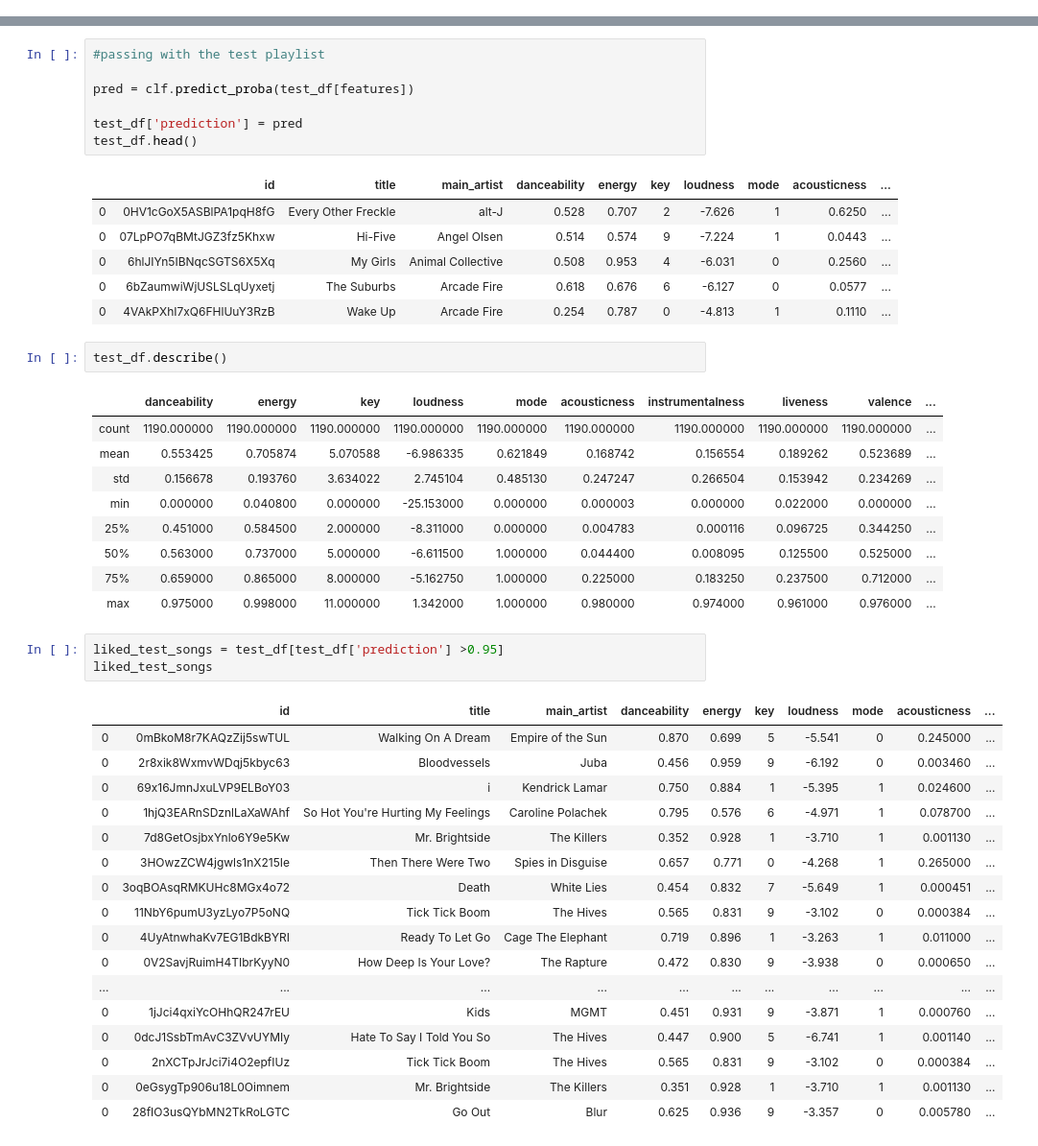
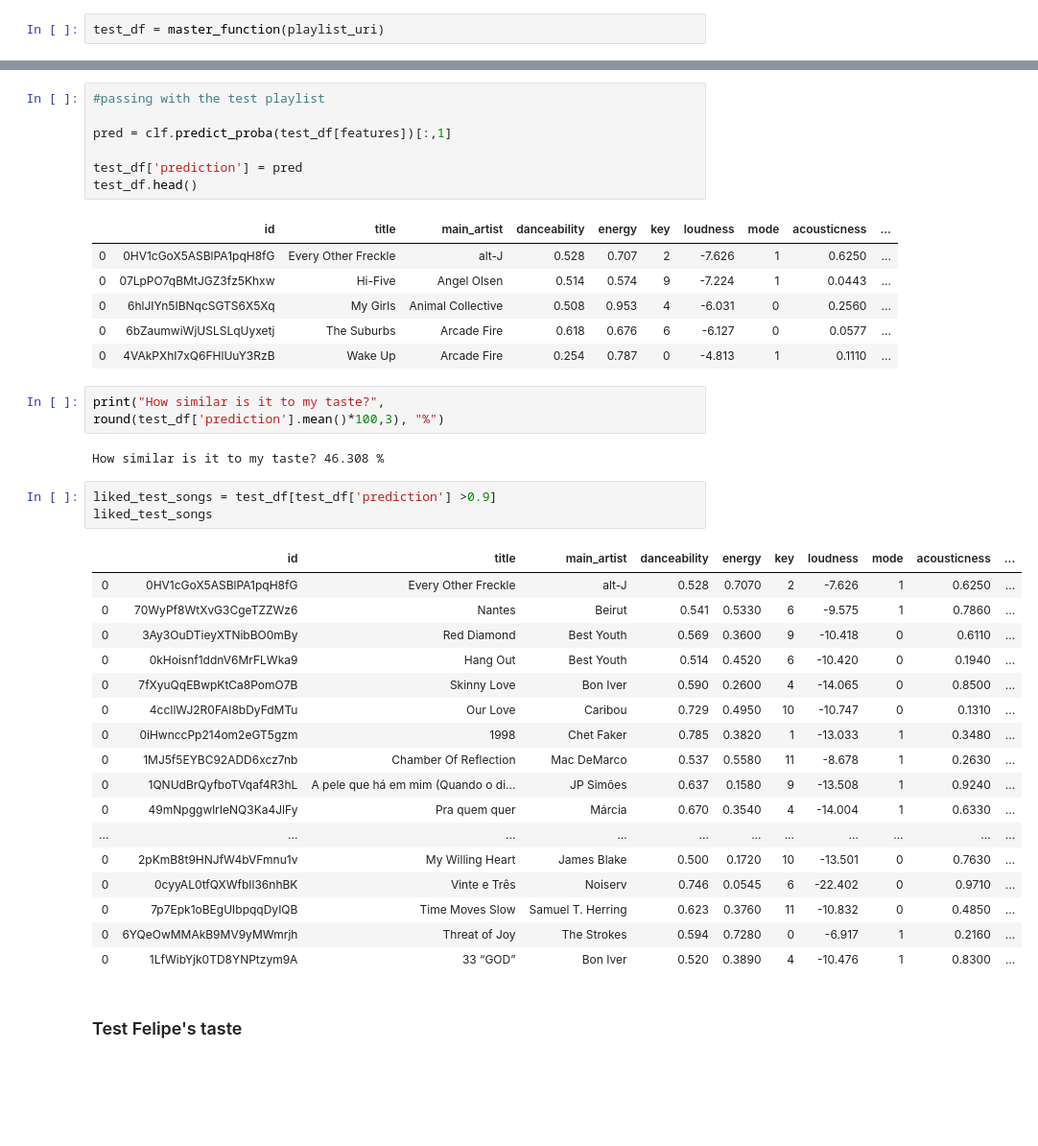
Before and after one commit to ritapereira10/Spotify-Analysis, a Jupyter notebook: code/Test.ipynb, the cells around one changed output, grey strips where cells are left out. Shown at 96% size. Drawn from its saved outputs; the diff is of its cells as text; blank space fills up the shorter version.

```diff
--- a/code/Test.ipynb
+++ b/code/Test.ipynb
@@ -137,0 +117,2 @@ test_df
+# %%
+test_df = master_function(playlist_uri)
@@ -161,7 +146,7 @@ metrics.accuracy_score(y_test, y_pred)
 # %%
 #passing with the test playlist
 
-pred = clf.predict_proba(test_df[features])
+pred = clf.predict_proba(test_df[features])[:,1]
 
 test_df['prediction'] = pred
 test_df.head()
@@ -172,36 +157,30 @@ test_df.head()
 | 0 | 6hlJIYn5IBNqcSGTS6X5Xq | My Girls | Animal Collective | 0.508 | 0.953 | 4 | -6.031 | 0 | 0.2560 | ... |
 | 0 | 6bZaumwiWjUSLSLqUyxetj | The Suburbs | Arcade Fire | 0.618 | 0.676 | 6 | -6.127 | 0 | 0.0577 | ... |
 | 0 | 4VAkPXhI7xQ6FHlUuY3RzB | Wake Up | Arcade Fire | 0.254 | 0.787 | 0 | -4.813 | 1 | 0.1110 | ... |
-# %%
-test_df.describe()
-# %% [output]
-|  | danceability | energy | key | loudness | mode | acousticness | instrumentalness | liveness | valence | ... |
-| count | 1190.000000 | 1190.000000 | 1190.000000 | 1190.000000 | 1190.000000 | 1190.000000 | 1190.000000 | 1190.000000 | 1190.000000 | ... |
-| mean | 0.553425 | 0.705874 | 5.070588 | -6.986335 | 0.621849 | 0.168742 | 0.156554 | 0.189262 | 0.523689 | ... |
-| std | 0.156678 | 0.193760 | 3.634022 | 2.745104 | 0.485130 | 0.247247 | 0.266504 | 0.153942 | 0.234269 | ... |
-| min | 0.000000 | 0.040800 | 0.000000 | -25.153000 | 0.000000 | 0.000003 | 0.000000 | 0.022000 | 0.000000 | ... |
-| 25% | 0.451000 | 0.584500 | 2.000000 | -8.311000 | 0.000000 | 0.004783 | 0.000116 | 0.096725 | 0.344250 | ... |
-| 50% | 0.563000 | 0.737000 | 5.000000 | -6.611500 | 1.000000 | 0.044400 | 0.008095 | 0.125500 | 0.525000 | ... |
-| 75% | 0.659000 | 0.865000 | 8.000000 | -5.162750 | 1.000000 | 0.225000 | 0.183250 | 0.237500 | 0.712000 | ... |
-| max | 0.975000 | 0.998000 | 11.000000 | 1.342000 | 1.000000 | 0.980000 | 0.974000 | 0.961000 | 0.976000 | ... |
+# %%
+print("How similar is it to my taste?", round(test_df['prediction'].mean()*100,3), "%")
+# %% [output]
+How similar is it to my taste? 46.308 %
 # %%
-liked_test_songs = test_df[test_df['prediction'] >0.95]
+liked_test_songs = test_df[test_df['prediction'] >0.9]
 liked_test_songs
 # %% [output]
 |  | id | title | main_artist | danceability | energy | key | loudness | mode | acousticness | ... |
-| 0 | 0mBkoM8r7KAQzZij5swTUL | Walking On A Dream | Empire of the Sun | 0.870 | 0.699 | 5 | -5.541 | 0 | 0.245000 | ... |
-| 0 | 2r8xik8WxmvWDqj5kbyc63 | Bloodvessels | Juba | 0.456 | 0.959 | 9 | -6.192 | 0 | 0.003460 | ... |
-| 0 | 69x16JmnJxuLVP9ELBoY03 | i | Kendrick Lamar | 0.750 | 0.884 | 1 | -5.395 | 1 | 0.024600 | ... |
-| 0 | 1hjQ3EARnSDznlLaXaWAhf | So Hot You're Hurting My Feelings | Caroline Polachek | 0.795 | 0.576 | 6 | -4.971 | 1 | 0.078700 | ... |
-| 0 | 7d8GetOsjbxYnlo6Y9e5Kw | Mr. Brightside | The Killers | 0.352 | 0.928 | 1 | -3.710 | 1 | 0.001130 | ... |
-| 0 | 3HOwzZCW4jgwls1nX215Ie | Then There Were Two | Spies in Disguise | 0.657 | 0.771 | 0 | -4.268 | 1 | 0.265000 | ... |
-| 0 | 3oqBOAsqRMKUHc8MGx4o72 | Death | White Lies | 0.454 | 0.832 | 7 | -5.649 | 1 | 0.000451 | ... |
-| 0 | 11NbY6pumU3yzLyo7P5oNQ | Tick Tick Boom | The Hives | 0.565 | 0.831 | 9 | -3.102 | 0 | 0.000384 | ... |
-| 0 | 4UyAtnwhaKv7EG1BdkBYRI | Ready To Let Go | Cage The Elephant | 0.719 | 0.896 | 1 | -3.263 | 1 | 0.011000 | ... |
-| 0 | 0V2SavjRuimH4TIbrKyyN0 | How Deep Is Your Love? | The Rapture | 0.472 | 0.830 | 9 | -3.938 | 0 | 0.000650 | ... |
+| 0 | 0HV1cGoX5ASBlPA1pqH8fG | Every Other Freckle | alt-J | 0.528 | 0.7070 | 2 | -7.626 | 1 | 0.6250 | ... |
+| 0 | 70WyPf8WtXvG3CgeTZZWz6 | Nantes | Beirut | 0.541 | 0.5330 | 6 | -9.575 | 1 | 0.7860 | ... |
+| 0 | 3Ay3OuDTieyXTNibBO0mBy | Red Diamond | Best Youth | 0.569 | 0.3600 | 9 | -10.418 | 0 | 0.6110 | ... |
+| 0 | 0kHoisnf1ddnV6MrFLWka9 | Hang Out | Best Youth | 0.514 | 0.4520 | 6 | -10.420 | 0 | 0.1940 | ... |
+| 0 | 7fXyuQqEBwpKtCa8PomO7B | Skinny Love | Bon Iver | 0.590 | 0.2600 | 4 | -14.065 | 0 | 0.8500 | ... |
+| 0 | 4ccIlWJ2R0FAI8bDyFdMTu | Our Love | Caribou | 0.729 | 0.4950 | 10 | -10.747 | 0 | 0.1310 | ... |
+| 0 | 0iHwnccPp214om2eGT5gzm | 1998 | Chet Faker | 0.785 | 0.3820 | 1 | -13.033 | 1 | 0.3480 | ... |
+| 0 | 1MJ5f5EYBC92ADD6xcz7nb | Chamber Of Reflection | Mac DeMarco | 0.537 | 0.5580 | 11 | -8.678 | 1 | 0.2630 | ... |
+| 0 | 1QNUdBrQyfboTVqaf4R3hL | A pele que há em mim (Quando o di... | JP Simões | 0.637 | 0.1580 | 9 | -13.508 | 1 | 0.9240 | ... |
+| 0 | 49mNpggwlrIeNQ3Ka4JlFy | Pra quem quer | Márcia | 0.670 | 0.3540 | 4 | -14.004 | 1 | 0.6330 | ... |
 | ... | ... | ... | ... | ... | ... | ... | ... | ... | ... | ... |
-| 0 | 1jJci4qxiYcOHhQR247rEU | Kids | MGMT | 0.451 | 0.931 | 9 | -3.871 | 1 | 0.000760 | ... |
-| 0 | 0dcJ1SsbTmAvC3ZVvUYMIy | Hate To Say I Told You So | The Hives | 0.447 | 0.900 | 5 | -6.741 | 1 | 0.001140 | ... |
-| 0 | 2nXCTpJrJci7i4O2epfIUz | Tick Tick Boom | The Hives | 0.565 | 0.831 | 9 | -3.102 | 0 | 0.000384 | ... |
-| 0 | 0eGsygTp906u18L0Oimnem | Mr. Brightside | The Killers | 0.351 | 0.928 | 1 | -3.710 | 1 | 0.001130 | ... |
-| 0 | 28fIO3usQYbMN2TkRoLGTC | Go Out | Blur | 0.625 | 0.936 | 9 | -3.357 | 0 | 0.005780 | ... |
+| 0 | 2pKmB8t9HNJfW4bVFmnu1v | My Willing Heart | James Blake | 0.500 | 0.1720 | 10 | -13.501 | 0 | 0.7630 | ... |
+| 0 | 0cyyAL0tfQXWfbIl36nhBK | Vinte e Três | Noiserv | 0.746 | 0.0545 | 6 | -22.402 | 0 | 0.9710 | ... |
+| 0 | 7p7Epk1oBEgUIbpqqDyIQB | Time Moves Slow | Samuel T. Herring | 0.623 | 0.3760 | 11 | -10.832 | 0 | 0.4850 | ... |
+| 0 | 6YQeOwMMAkB9MV9yMWmrjh | Threat of Joy | The Strokes | 0.594 | 0.7280 | 0 | -6.917 | 1 | 0.2160 | ... |
+| 0 | 1LfWibYjk0TD8YNPtzym9A | 33 “GOD” | Bon Iver | 0.520 | 0.3890 | 4 | -10.476 | 1 | 0.8300 | ... |
+# %% [markdown]
+### Test Felipe's taste
```
Also changed, not shown: parts of 11 cells of this notebook, 5 other files.
